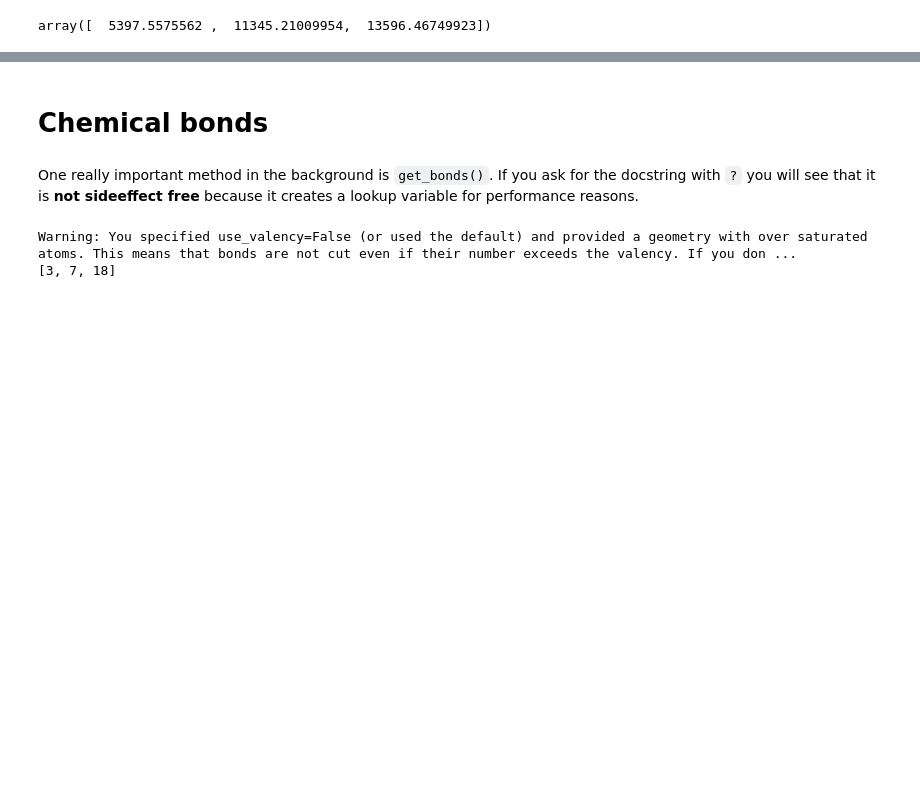
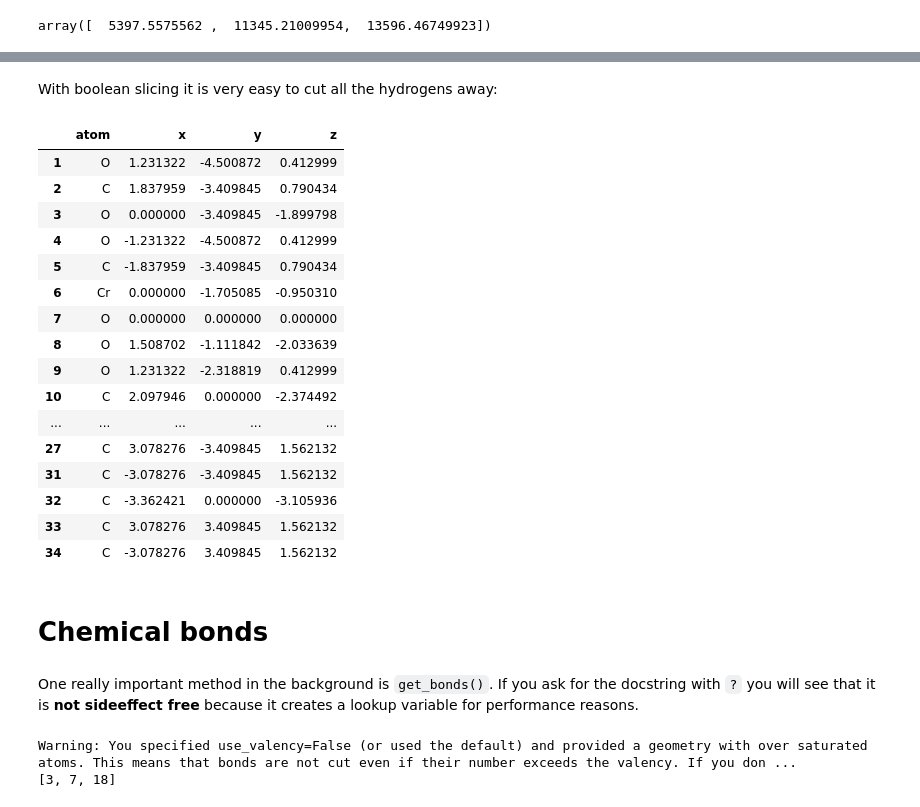
Before and after one commit to mcocdawc/chemcoord, a Jupyter notebook: Tutorial/Tutorial.ipynb, the cells around one changed output, grey strips where cells are left out. Saved outputs shown, nothing was run; the diff lists cells and outputs as text; code cells hidden in the pictures; blank space fills up the shorter version.

```diff
--- a/Tutorial/Tutorial.ipynb
+++ b/Tutorial/Tutorial.ipynb
@@ -89,3 +114,25 @@ If you want to know more about the functionality of the ``inertia`` method, just
+# %% [markdown]
+With boolean slicing it is very easy to  cut all the hydrogens away:
+# %%
+small[small[:, 'atom'] != 'H', :]
+# %% [output]
+|  | atom | x | y | z |
+| 1 | O | 1.231322 | -4.500872 | 0.412999 |
+| 2 | C | 1.837959 | -3.409845 | 0.790434 |
+| 3 | O | 0.000000 | -3.409845 | -1.899798 |
+| 4 | O | -1.231322 | -4.500872 | 0.412999 |
+| 5 | C | -1.837959 | -3.409845 | 0.790434 |
+| 6 | Cr | 0.000000 | -1.705085 | -0.950310 |
+| 7 | O | 0.000000 | 0.000000 | 0.000000 |
+| 8 | O | 1.508702 | -1.111842 | -2.033639 |
+| 9 | O | 1.231322 | -2.318819 | 0.412999 |
+| 10 | C | 2.097946 | 0.000000 | -2.374492 |
+| ... | ... | ... | ... | ... |
+| 27 | C | 3.078276 | -3.409845 | 1.562132 |
+| 31 | C | -3.078276 | -3.409845 | 1.562132 |
+| 32 | C | -3.362421 | 0.000000 | -3.105936 |
+| 33 | C | 3.078276 | 3.409845 | 1.562132 |
+| 34 | C | -3.078276 | 3.409845 | 1.562132 |
 # %% [markdown]
 # Chemical bonds
 # %% [markdown]
```
Also changed, not shown: parts of 11 cells of this notebook, 35 other files.
